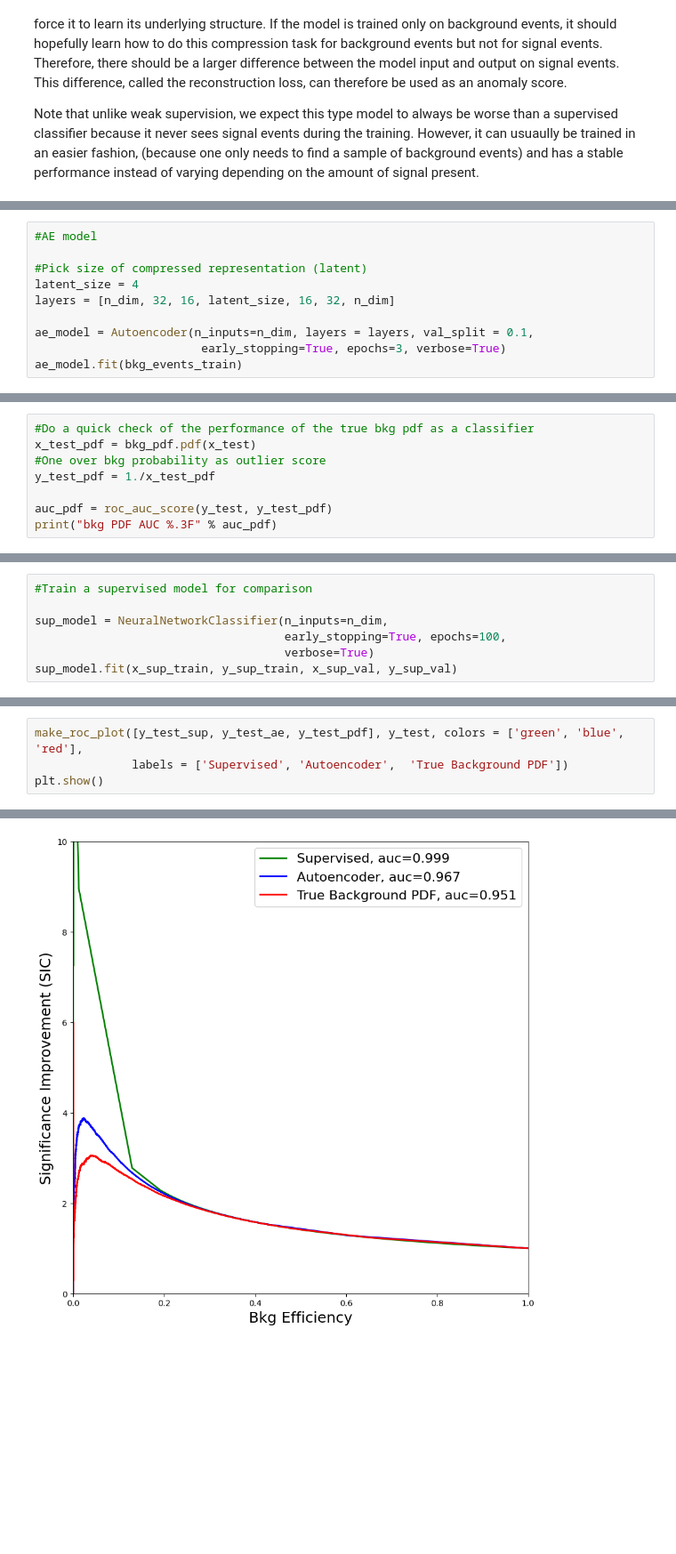
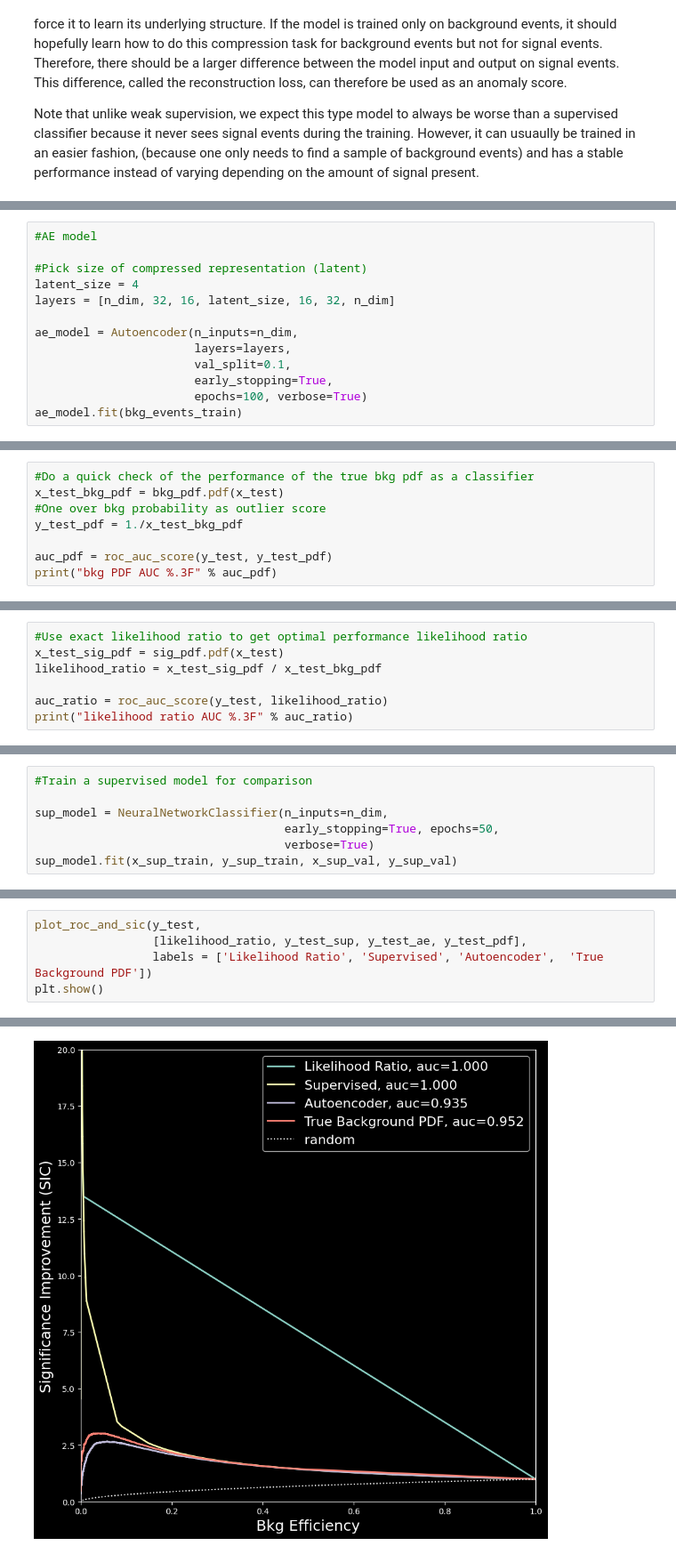
Before and after one commit to uhh-pd-ml/sk_cathode, a Jupyter notebook: demos/autoencoder_gauss.ipynb, the cells around one changed output, grey strips where cells are left out. Shown: that part at 89% size. Drawn from its saved outputs; the diff is of its cells as text; blank space fills up the shorter version.

Commit message:
Move autoencoder class, improve code style

```diff
--- a/demos/autoencoder_gauss.ipynb
+++ b/demos/autoencoder_gauss.ipynb
@@ -102,8 +103,11 @@ plt.show()
 latent_size = 4
 layers = [n_dim, 32, 16, latent_size, 16, 32, n_dim]
 
-ae_model = Autoencoder(n_inputs=n_dim, layers = layers, val_split = 0.1,
-                        early_stopping=True, epochs=3, verbose=True)
+ae_model = Autoencoder(n_inputs=n_dim,
+                       layers=layers,
+                       val_split=0.1,
+                       early_stopping=True,
+                       epochs=100, verbose=True)
 ae_model.fit(bkg_events_train)
 # %% [output]
 Epoch: 0
@@ -129,8 +159,8 @@ AE AUC 0.967
 # %%
 #Do a quick check of the performance of the true bkg pdf as a classifier
-x_test_pdf = bkg_pdf.pdf(x_test)
+x_test_bkg_pdf = bkg_pdf.pdf(x_test)
 #One over bkg probability as outlier score
-y_test_pdf = 1./x_test_pdf
+y_test_pdf = 1./x_test_bkg_pdf
 
 auc_pdf = roc_auc_score(y_test, y_test_pdf)
 print("bkg PDF AUC %.3F" % auc_pdf)
@@ -138,0 +169,7 @@ bkg PDF AUC 0.951
+# %%
+#Use exact likelihood ratio to get optimal performance likelihood ratio
+x_test_sig_pdf = sig_pdf.pdf(x_test)
+likelihood_ratio = x_test_sig_pdf / x_test_bkg_pdf
+
+auc_ratio = roc_auc_score(y_test, likelihood_ratio)
+print("likelihood ratio AUC %.3F" % auc_ratio)
@@ -140,7 +179,7 @@ bkg PDF AUC 0.951
 #Train a supervised model for comparison
 
 sup_model = NeuralNetworkClassifier(n_inputs=n_dim,
-                                    early_stopping=True, epochs=100,
+                                    early_stopping=True, epochs=50,
                                     verbose=True)
 sup_model.fit(x_sup_train, y_sup_train, x_sup_val, y_sup_val)
 # %% [output]
@@ -245,5 +225,6 @@ def make_roc_plot(y_pred, y_true, colors = None, logy = True, labels = None, fna
 # %%
-make_roc_plot([y_test_sup, y_test_ae, y_test_pdf], y_test, colors = ['green', 'blue', 'red'],
-              labels = ['Supervised', 'Autoencoder',  'True Background PDF'])
+plot_roc_and_sic(y_test,
+                 [likelihood_ratio, y_test_sup, y_test_ae, y_test_pdf],
+                 labels = ['Likelihood Ratio', 'Supervised', 'Autoencoder',  'True Background PDF'])
 plt.show()
 # %% [output]
@@ -254 +232 @@ auc 0.951
-[figure, old version]
+[figure, new version]
```
Also changed, not shown: parts of 15 cells of this notebook, 5 other files.
